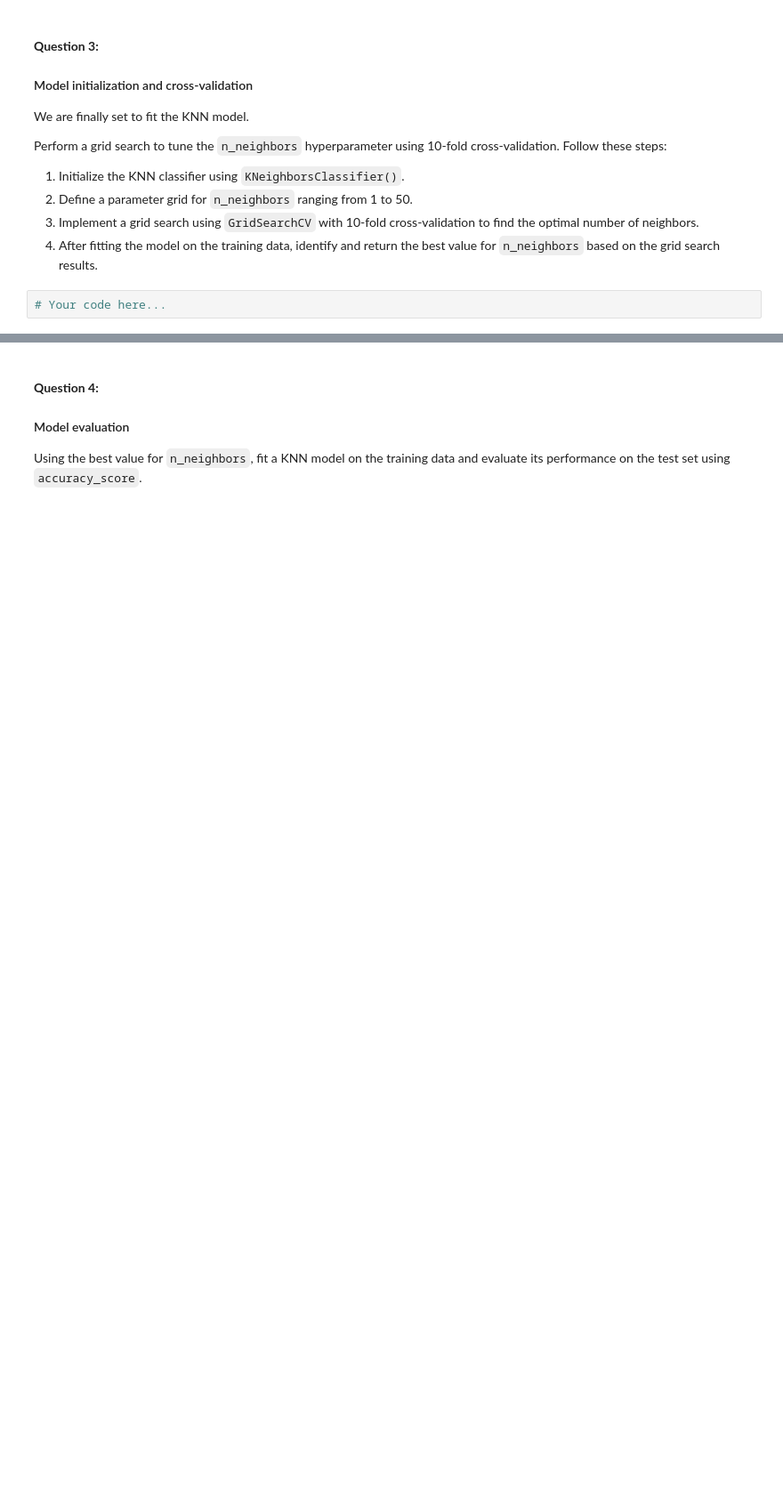
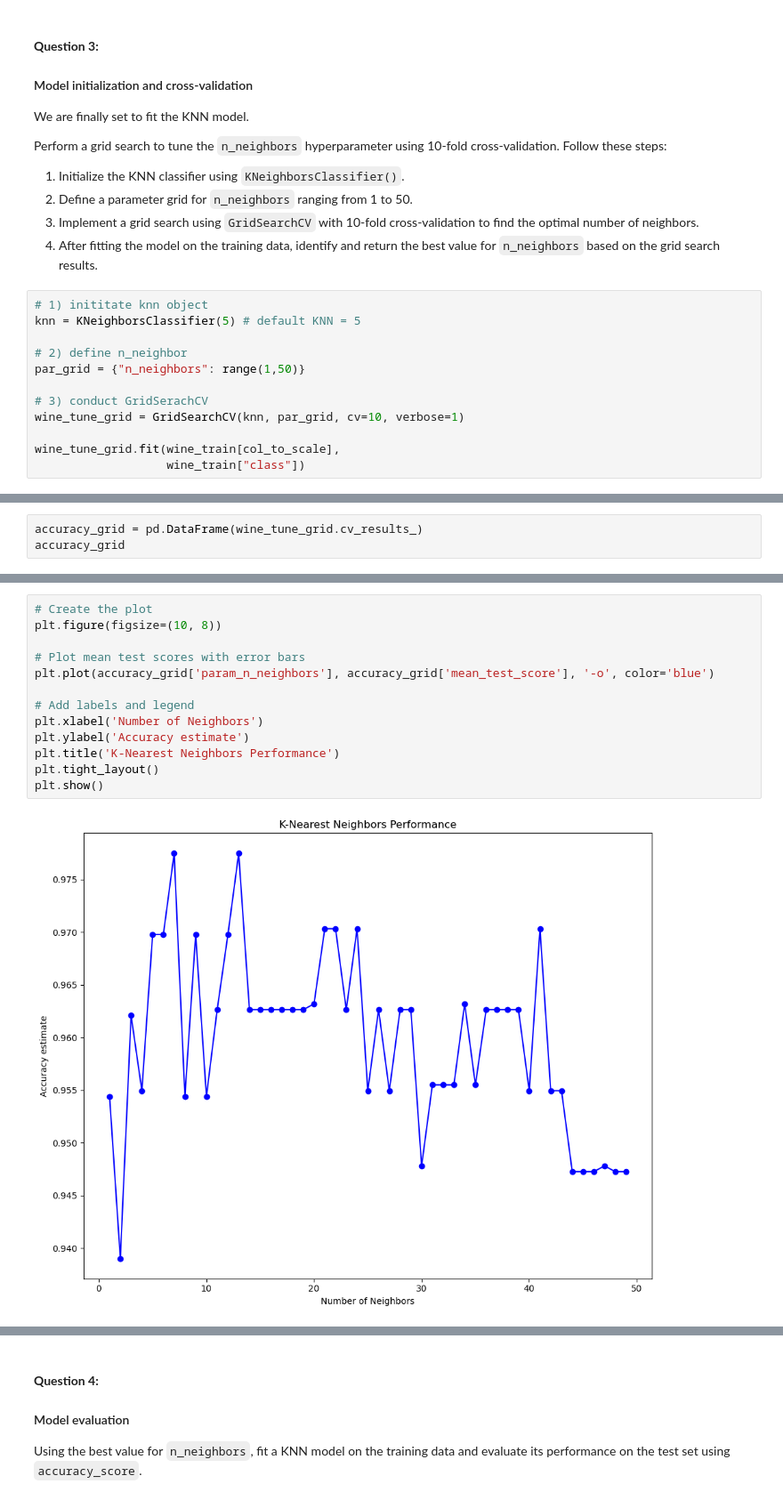
Before and after one commit to yikai82/LCR-Ln-Class-ReSap, a Jupyter notebook: 02_activities/assignments/assignment_1.ipynb, the cells around one changed output, grey strips where cells are left out. Shown: that part at 89% size. Cells and saved outputs as stored; diff of their text form; blank space fills up the shorter version.

```diff
--- a/02_activities/assignments/assignment_1.ipynb
+++ b/02_activities/assignments/assignment_1.ipynb
@@ -115,4 +232,14 @@ Perform a grid search to tune the `n_neighbors` hyperparameter using 10-fold cro
 3. Implement a grid search using `GridSearchCV` with 10-fold cross-validation to find the optimal number of neighbors.
 4. After fitting the model on the training data, identify and return the best value for `n_neighbors` based on the grid search results.
 # %%
-# Your code here...
+# 1) inititate knn object
+knn = KNeighborsClassifier(5) # default KNN = 5
+
+# 2) define n_neighbor
+par_grid = {"n_neighbors": range(1,50)}
+
+# 3) conduct GridSerachCV
+wine_tune_grid = GridSearchCV(knn, par_grid, cv=10, verbose=1)
+
+wine_tune_grid.fit(wine_train[col_to_scale],
+                   wine_train["class"])
@@ -118,0 +250,3 @@ Perform a grid search to tune the `n_neighbors` hyperparameter using 10-fold cro
+# %%
+accuracy_grid = pd.DataFrame(wine_tune_grid.cv_results_)
+accuracy_grid
@@ -118,0 +271,15 @@ Perform a grid search to tune the `n_neighbors` hyperparameter using 10-fold cro
+# %%
+# Create the plot
+plt.figure(figsize=(10, 8))
+
+# Plot mean test scores with error bars
+plt.plot(accuracy_grid['param_n_neighbors'], accuracy_grid['mean_test_score'], '-o', color='blue')
+
+# Add labels and legend
+plt.xlabel('Number of Neighbors')
+plt.ylabel('Accuracy estimate')
+plt.title('K-Nearest Neighbors Performance')
+plt.tight_layout()
+plt.show()
+# %% [output]
+[figure, added]
```
Also changed, not shown: parts of 18 cells of this notebook.
